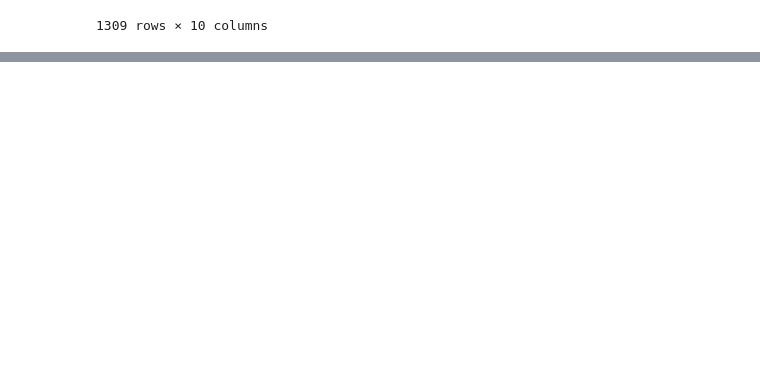
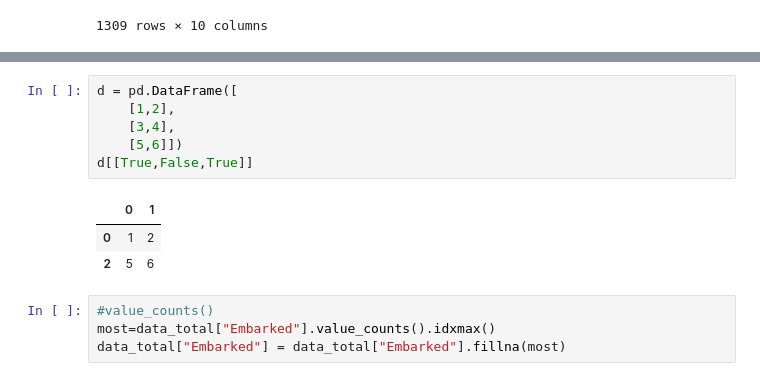
Before and after one commit to wasp33/ximen0703, a Jupyter notebook: titanic.ipynb, the cells around one changed output, grey strips where cells are left out. Cells and saved outputs as stored; diff of their text form; blank space fills up the shorter version.

```diff
--- a/titanic.ipynb
+++ b/titanic.ipynb
@@ -49,0 +65,14 @@ data_total
+# %%
+d = pd.DataFrame([
+    [1,2],
+    [3,4],
+    [5,6]])
+d[[True,False,True]]
+# %% [output]
+|  | 0 | 1 |
+| 0 | 1 | 2 |
+| 2 | 5 | 6 |
+# %%
+#value_counts()
+most=data_total["Embarked"].value_counts().idxmax()
+data_total["Embarked"] = data_total["Embarked"].fillna(most)
```
Also changed, not shown: parts of 15 cells of this notebook.
